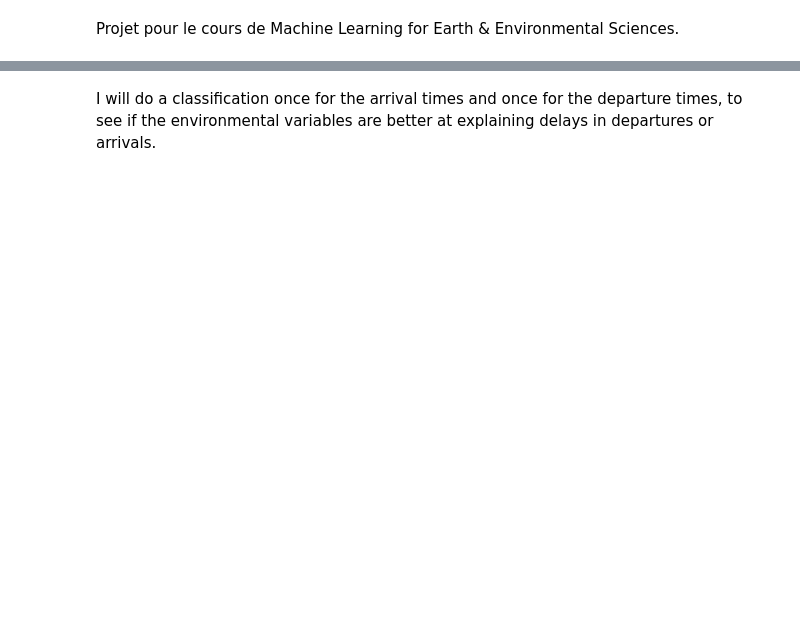
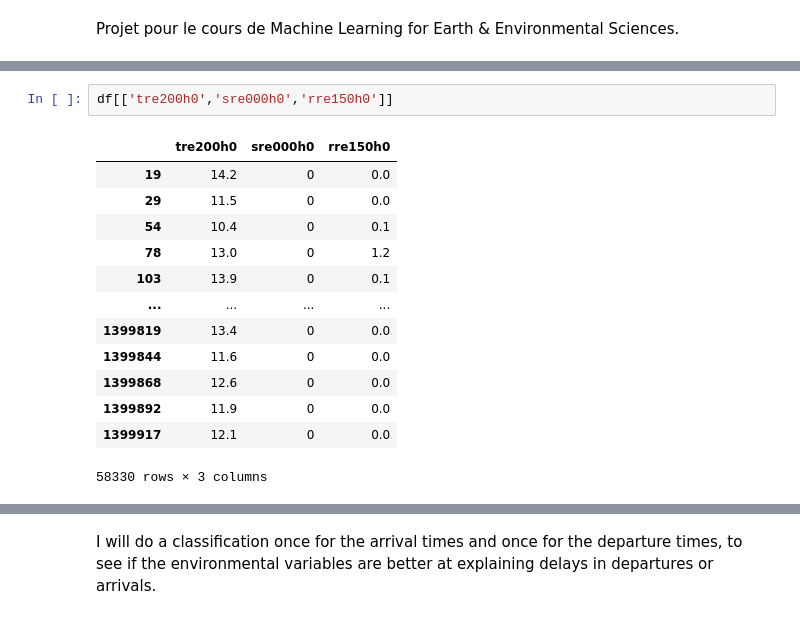
Before and after one commit to MaxHenk/2022_ML_EES, a Jupyter notebook: ML_PROJECT_MH.ipynb, the cells around one changed output, grey strips where cells are left out. Saved outputs shown, nothing was run; the diff lists cells and outputs as text; blank space fills up the shorter version.

```diff
--- a/ML_PROJECT_MH.ipynb
+++ b/ML_PROJECT_MH.ipynb
@@ -41,0 +44,16 @@ df = gpd.GeoDataFrame(d1, geometry=gpd.points_from_xy(d1.Geoposition_Y,d1.Geopos
+# %%
+df[['tre200h0','sre000h0','rre150h0']]
+# %% [output]
+|  | tre200h0 | sre000h0 | rre150h0 |
+| 19 | 14.2 | 0 | 0.0 |
+| 29 | 11.5 | 0 | 0.0 |
+| 54 | 10.4 | 0 | 0.1 |
+| 78 | 13.0 | 0 | 1.2 |
+| 103 | 13.9 | 0 | 0.1 |
+| ... | ... | ... | ... |
+| 1399819 | 13.4 | 0 | 0.0 |
+| 1399844 | 11.6 | 0 | 0.0 |
+| 1399868 | 12.6 | 0 | 0.0 |
+| 1399892 | 11.9 | 0 | 0.0 |
+| 1399917 | 12.1 | 0 | 0.0 |
+58330 rows × 3 columns
```
Also changed, not shown: parts of 31 cells of this notebook.
